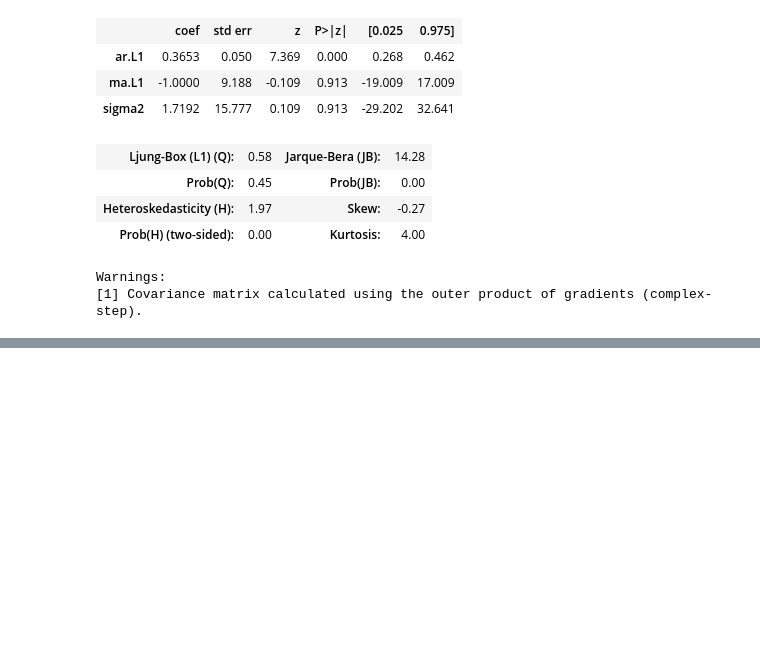
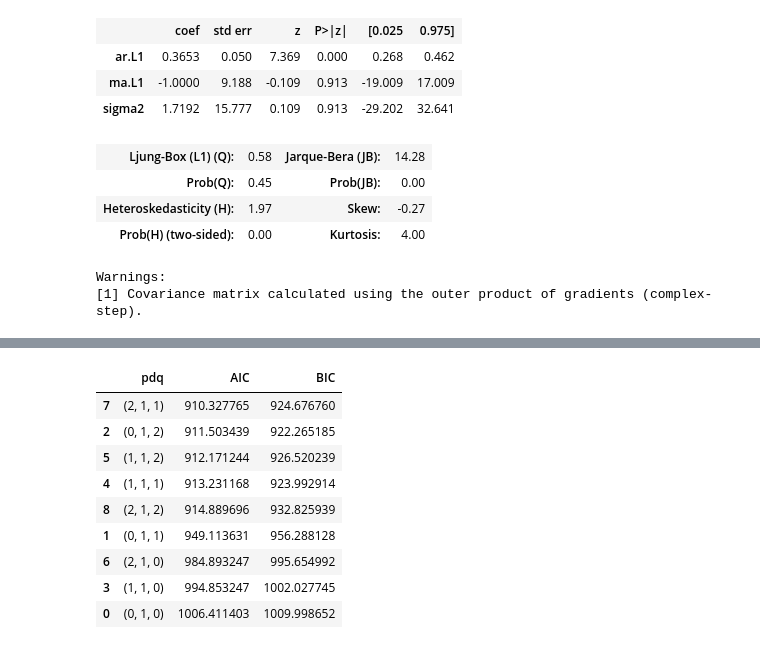
Before and after one commit to FranzCastillo/GUA-Gasoline-Analysis, a Jupyter notebook: modeling.ipynb, the cells around one changed output, grey strips where cells are left out. Saved outputs shown, nothing was run; the diff lists cells and outputs as text; code cells hidden in the pictures; blank space fills up the shorter version.

```diff
--- a/modeling.ipynb
+++ b/modeling.ipynb
@@ -685,0 +742,29 @@ Warnings:
+# %%
+results_list = []
+
+for param in pdq:
+    try:
+        model = ARIMA(df_precio['Super'], order=param)
+        model_fit = model.fit()
+        results_list.append({
+            'pdq': param,
+            'AIC': model_fit.aic,
+            'BIC': model_fit.bic
+        })
+    except Exception as e:
+        print(e)
+        continue
+# %%
+results_df = pd.DataFrame(results_list)
+results_df.sort_values(by='AIC')
+# %% [output]
+|  | pdq | AIC | BIC |
+| 7 | (2, 1, 1) | 910.327765 | 924.676760 |
+| 2 | (0, 1, 2) | 911.503439 | 922.265185 |
+| 5 | (1, 1, 2) | 912.171244 | 926.520239 |
+| 4 | (1, 1, 1) | 913.231168 | 923.992914 |
+| 8 | (2, 1, 2) | 914.889696 | 932.825939 |
+| 1 | (0, 1, 1) | 949.113631 | 956.288128 |
+| 6 | (2, 1, 0) | 984.893247 | 995.654992 |
+| 3 | (1, 1, 0) | 994.853247 | 1002.027745 |
+| 0 | (0, 1, 0) | 1006.411403 | 1009.998652 |
```
Also changed, not shown: parts of 10 cells of this notebook.
